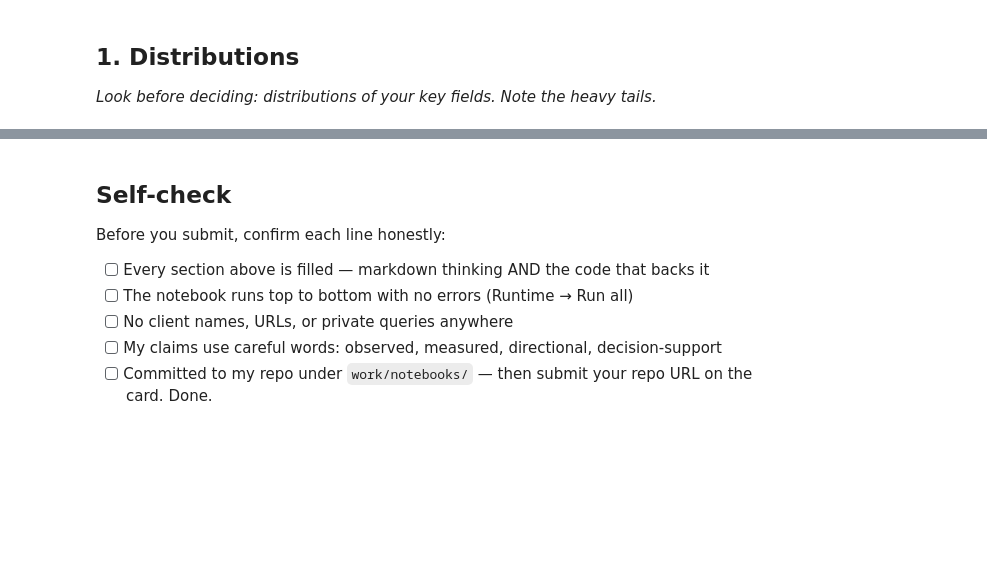
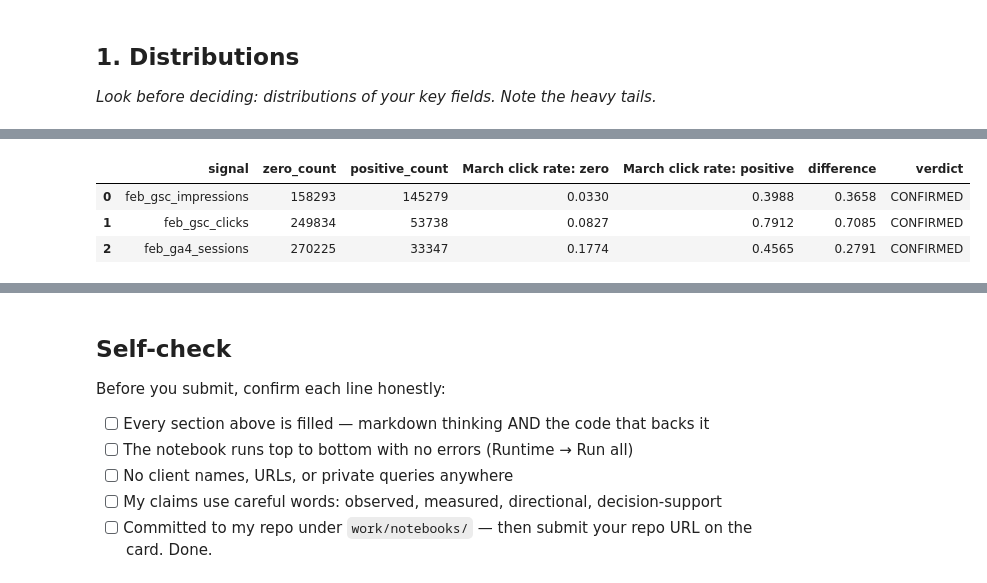
Before and after one commit to Shakir-j/flyrank-internship-ml, a Jupyter notebook: work/notebooks/w04_signal_audit.ipynb, the cells around one changed output, grey strips where cells are left out. Saved outputs shown, nothing was run; the diff lists cells and outputs as text; code cells hidden in the pictures; blank space fills up the shorter version.

```diff
--- a/work/notebooks/w04_signal_audit.ipynb
+++ b/work/notebooks/w04_signal_audit.ipynb
@@ -12,0 +240,55 @@ This skeleton is yours to fill. Work the sections **in order** — each one has
+# %%
+# This cell is for CODE (numbers, a query, a check).
+# Write your text answer in the cell ABOVE this one — typing sentences here breaks Run All.
+
+# Test whether higher February activity is associated with a higher
+# probability of getting an organic click in March.
+
+test_signals = [
+    "feb_gsc_impressions",
+    "feb_gsc_clicks",
+    "feb_ga4_sessions"
+]
+
+results = []
+
+for signal in test_signals:
+    # Split into zero and positive February activity.
+    zero_mask = feature_frame[signal].fillna(0) == 0
+    positive_mask = feature_frame[signal].fillna(0) > 0
+
+    zero_rate = feature_frame.loc[
+        zero_mask, "march_organic_click_label"
+    ].mean()
+
+    positive_rate = feature_frame.loc[
+        positive_mask, "march_organic_click_label"
+    ].mean()
+
+    difference = positive_rate - zero_rate
+
+    if positive_rate > zero_rate:
+        verdict = "CONFIRMED"
+    elif positive_rate < zero_rate:
+        verdict = "OPPOSITE"
+    else:
+        verdict = "MIXED"
+
+    results.append({
+        "signal": signal,
+        "zero_count": int(zero_mask.sum()),
+        "positive_count": int(positive_mask.sum()),
+        "March click rate: zero": round(zero_rate, 4),
+        "March click rate: positive": round(positive_rate, 4),
+        "difference": round(difference, 4),
+        "verdict": verdict
+    })
+
+signal_tests = pd.DataFrame(results)
+
+signal_tests
+# %% [output]
+|  | signal | zero_count | positive_count | March click rate: zero | March click rate: positive | difference | verdict |
+| 0 | feb_gsc_impressions | 158293 | 145279 | 0.0330 | 0.3988 | 0.3658 | CONFIRMED |
+| 1 | feb_gsc_clicks | 249834 | 53738 | 0.0827 | 0.7912 | 0.7085 | CONFIRMED |
+| 2 | feb_ga4_sessions | 270225 | 33347 | 0.1774 | 0.4565 | 0.2791 | CONFIRMED |
```
Also changed, not shown: parts of 20 cells of this notebook.
